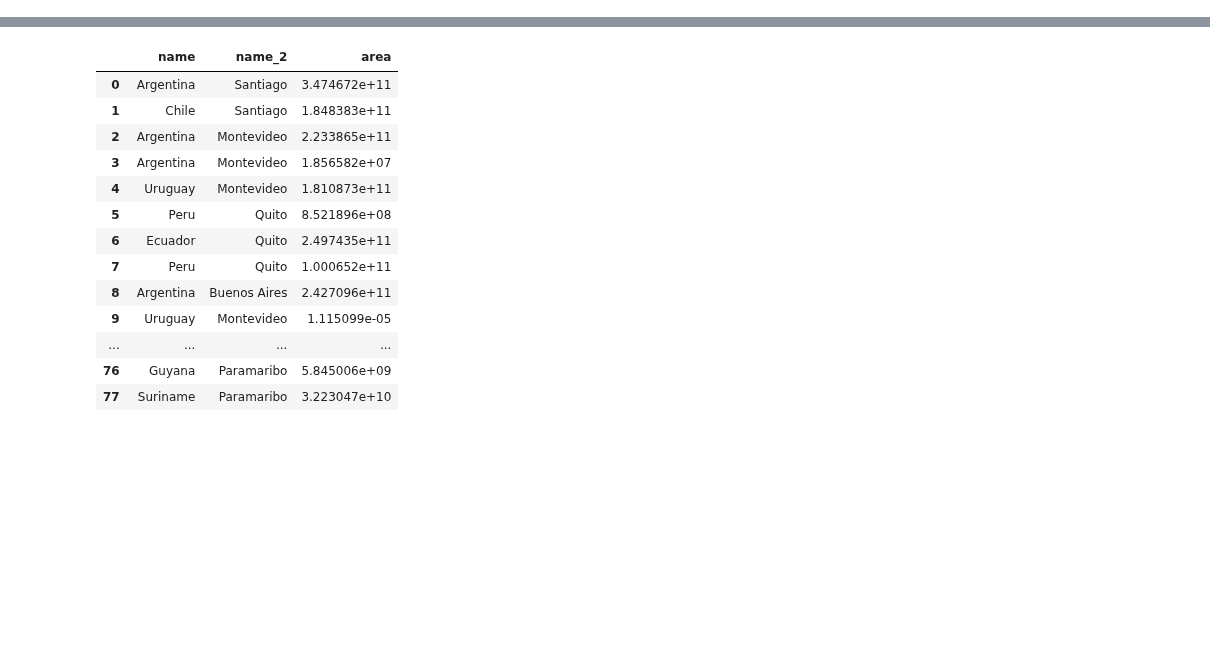
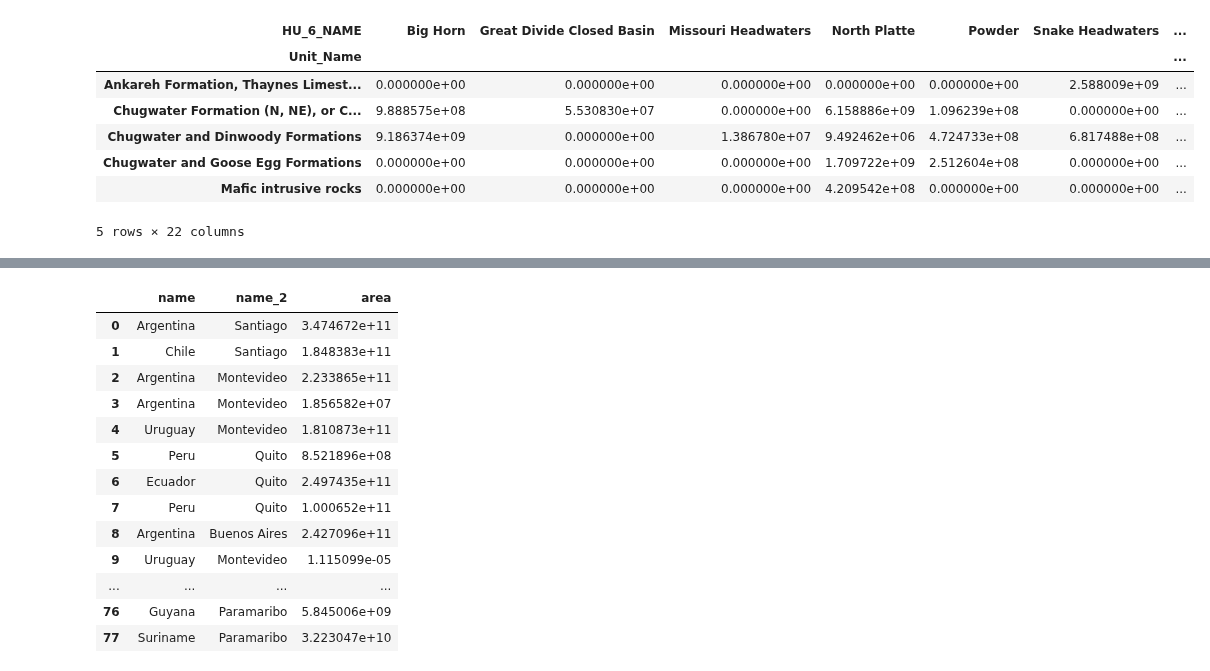
Before and after one commit to jessepisel/criticalandstrategic, a Jupyter notebook: Critical and strategic database building.ipynb, the cells around one changed output, grey strips where cells are left out. Cells and saved outputs as stored; diff of their text form; code cells hidden in the pictures; blank space fills up the shorter version.

Commit message:
making progress
almost to a tabular intersection result

```diff
--- a/Critical and strategic database building.ipynb
+++ b/Critical and strategic database building.ipynb
@@ -96,0 +70,8 @@ for i in range(len(huc8)):
+# %%
+test0=gpd.overlay(bedrock.iloc[1:],huc8.loc[1:], how='intersection')
+test0['area'] = test0.area
+test0.to_csv('J:/Geology/WSGS/intersection.csv')
+# %%
+test1=test0.groupby(['HU_6_NAME','Unit_Name']).sum()['area'].unstack(level=0)
+# %%
+basinNames=test1.columns
@@ -96,0 +82,14 @@ for i in range(len(huc8)):
+# %%
+for i in range(len(basinNames)):
+    test1[basinNames[i]+' percentage']=100*(test1[basinNames[i]]/huc8[huc8['HU_6_NAME']==basinNames[i]]['area'].values).values
+# %%
+test1.fillna(0).to_csv('J:/Geology/WSGS/basin_area_formation.csv')
+# %% [output]
+| HU_6_NAME | Big Horn | Great Divide Closed Basin | Missouri Headwaters | North Platte | Powder | Snake Headwaters | ... |
+| Unit_Name |  |  |  |  |  |  | ... |
+| Ankareh Formation, Thaynes Limest... | 0.000000e+00 | 0.000000e+00 | 0.000000e+00 | 0.000000e+00 | 0.000000e+00 | 2.588009e+09 | ... |
+| Chugwater Formation (N, NE), or C... | 9.888575e+08 | 5.530830e+07 | 0.000000e+00 | 6.158886e+09 | 1.096239e+08 | 0.000000e+00 | ... |
+| Chugwater and Dinwoody Formations | 9.186374e+09 | 0.000000e+00 | 1.386780e+07 | 9.492462e+06 | 4.724733e+08 | 6.817488e+08 | ... |
+| Chugwater and Goose Egg Formations | 0.000000e+00 | 0.000000e+00 | 0.000000e+00 | 1.709722e+09 | 2.512604e+08 | 0.000000e+00 | ... |
+| Mafic intrusive rocks | 0.000000e+00 | 0.000000e+00 | 0.000000e+00 | 4.209542e+08 | 0.000000e+00 | 0.000000e+00 | ... |
+5 rows × 22 columns
```
Also changed, not shown: parts of 19 cells of this notebook.
